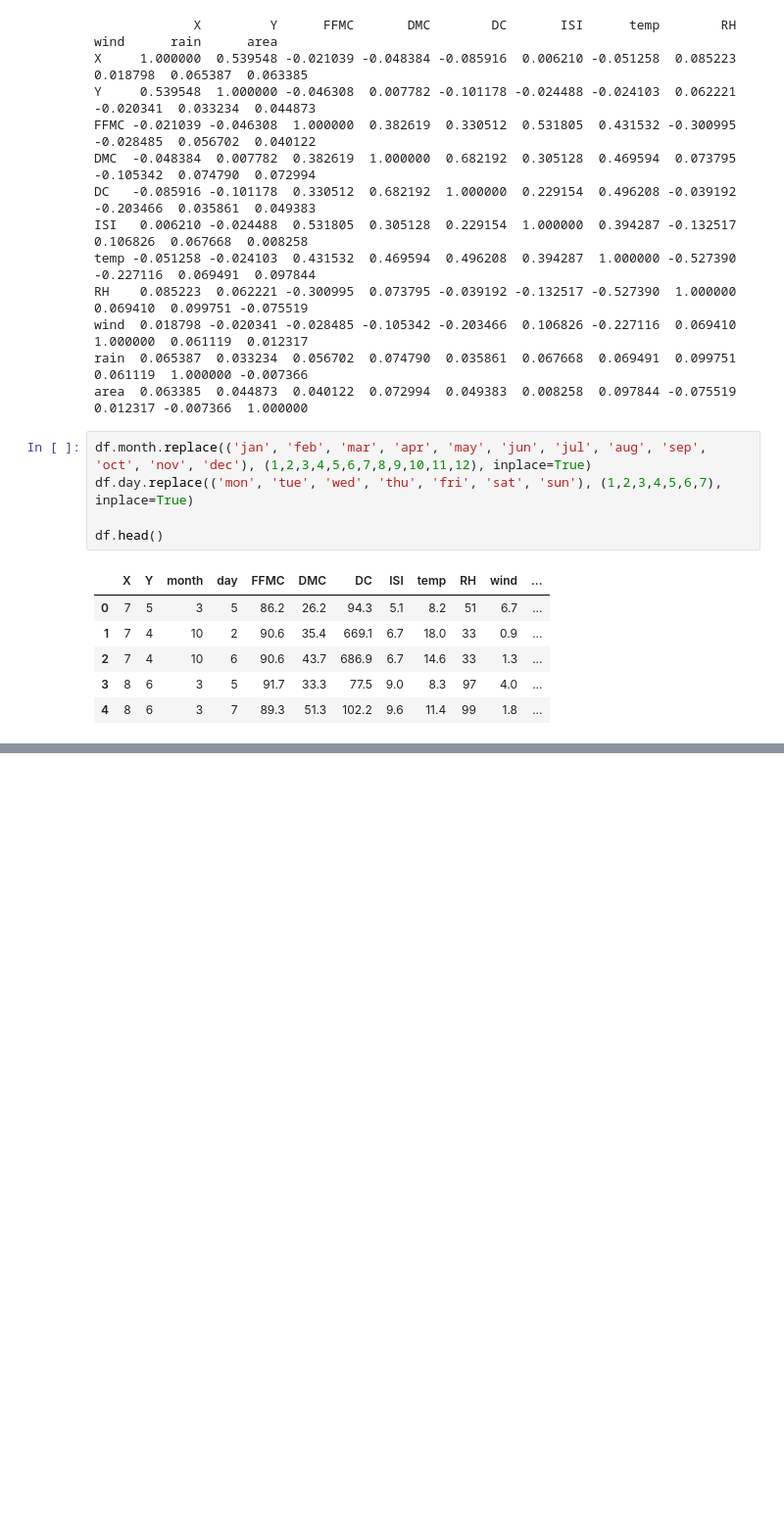
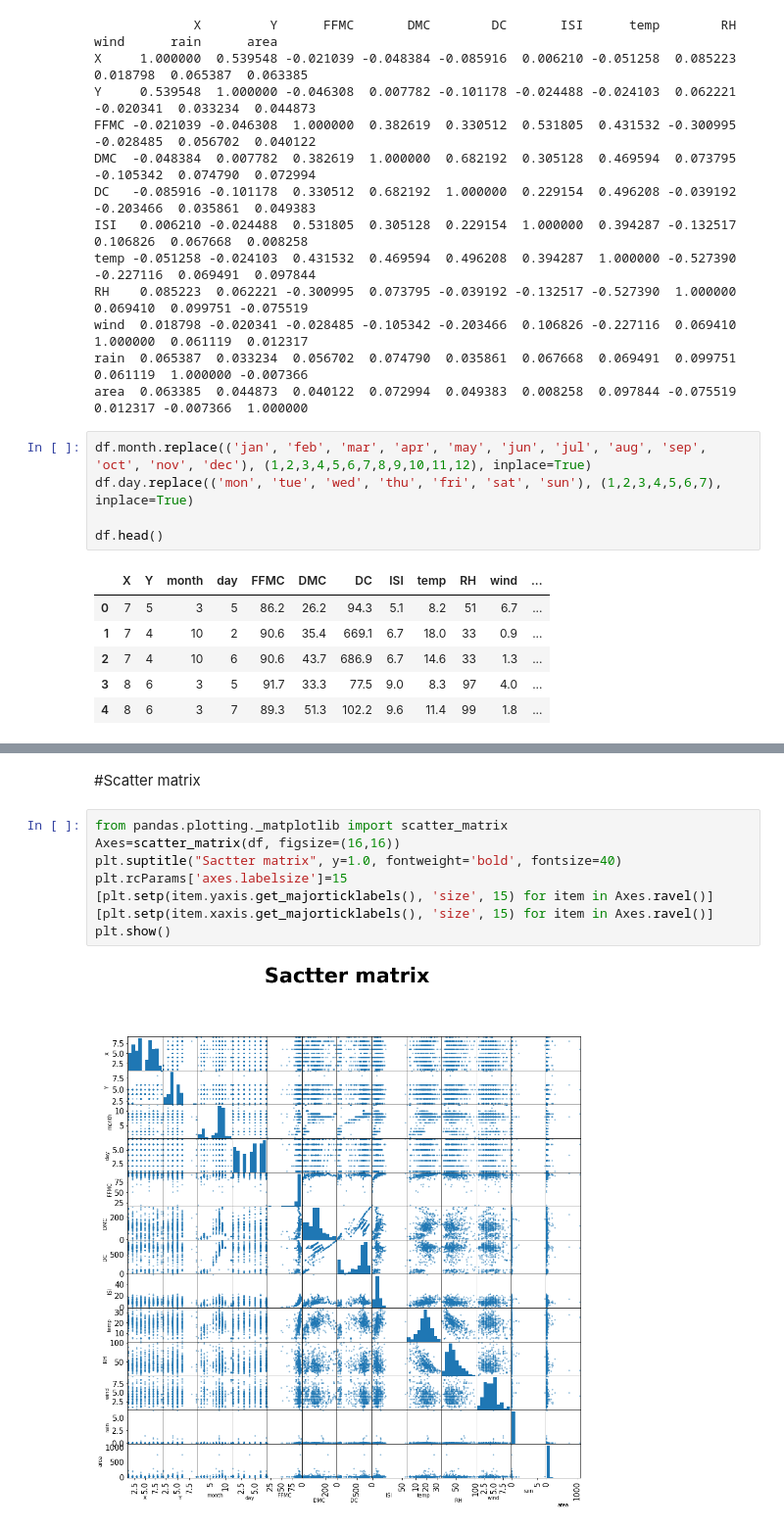
Before and after one commit to alabamustapha/first-ml-project, a Jupyter notebook: Building_your_first_machine_learning_solution.ipynb, the cells around one changed output, grey strips where cells are left out. Shown at 98% size. Cells and saved outputs as stored; diff of their text form; blank space fills up the shorter version.

```diff
--- a/Building_your_first_machine_learning_solution.ipynb
+++ b/Building_your_first_machine_learning_solution.ipynb
@@ -113,0 +140,12 @@ df.head()
+# %% [markdown]
+#Scatter matrix
+# %%
+from pandas.plotting._matplotlib import scatter_matrix
+Axes=scatter_matrix(df, figsize=(16,16))
+plt.suptitle("Sactter matrix", y=1.0, fontweight='bold', fontsize=40)
+plt.rcParams['axes.labelsize']=15
+[plt.setp(item.yaxis.get_majorticklabels(), 'size', 15) for item in Axes.ravel()]
+[plt.setp(item.xaxis.get_majorticklabels(), 'size', 15) for item in Axes.ravel()]
+plt.show()
+# %% [output]
+[figure, added]
```
Also changed, not shown: parts of 34 cells of this notebook.
